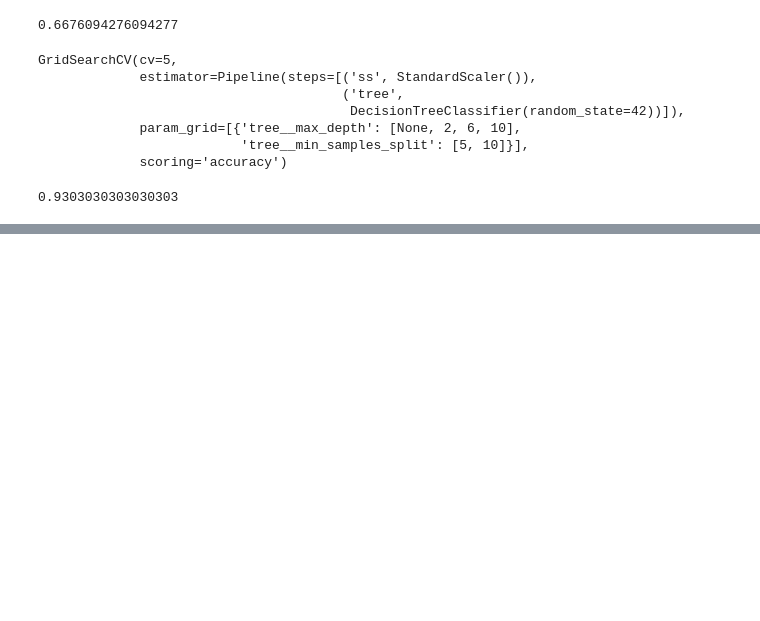
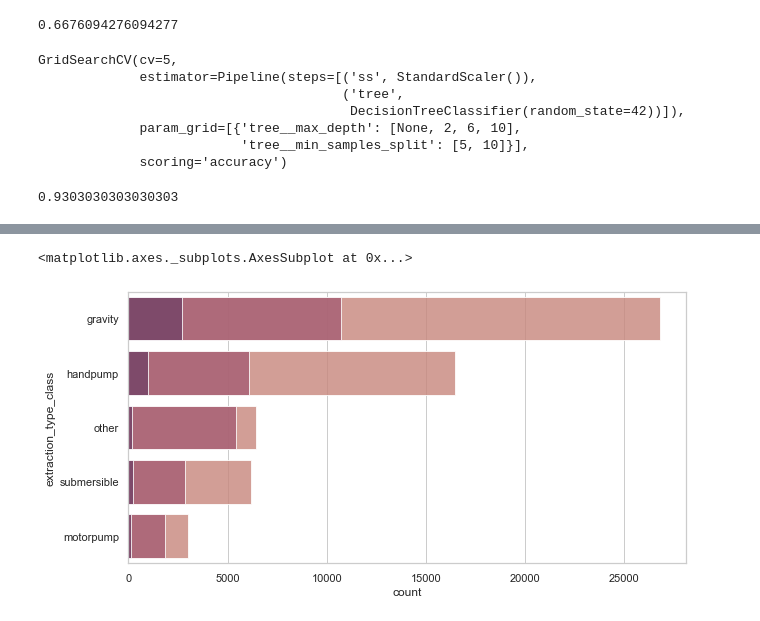
Before and after one commit to awyeh64/Tanzanian_Water_Well_Predictor, a Jupyter notebook: ayeh_eda.ipynb, the cells around one changed output, grey strips where cells are left out. Cells and saved outputs as stored; diff of their text form; code cells hidden in the pictures; blank space fills up the shorter version.

```diff
--- a/ayeh_eda.ipynb
+++ b/ayeh_eda.ipynb
@@ -256,0 +541,13 @@ gridsearch.score(X_train_num, y_train)
+# %%
+count_rfun = dv[df['target'] == 'functional needs repair']['extraction_type_class']
+count_nfun = pd.concat([dv[df['target'] == 'non functional']['extraction_type_class'], count_rfun])
+count_fun = pd.concat([dv[df['target'] == 'functional']['extraction_type_class'], count_nfun])
+# %%
+plt.figure(figsize = (10,5))
+order = ['gravity', 'handpump', 'other', 'submersible', 'motorpump']
+sns.countplot(y = count_fun, orient = 'v', color = '#d47d6f', order = order, alpha = 0.8)
+sns.countplot(y = count_nfun, orient = 'v', color = '#b1516e', order = order, alpha = 0.8)
+sns.countplot(y = count_rfun, orient = 'v', color = '#7b3b6b', order = order, alpha = 0.8)
+# %% [output]
+<matplotlib.axes._subplots.AxesSubplot at 0x...>
+[figure, added]
```
Also changed, not shown: parts of 79 cells of this notebook.
